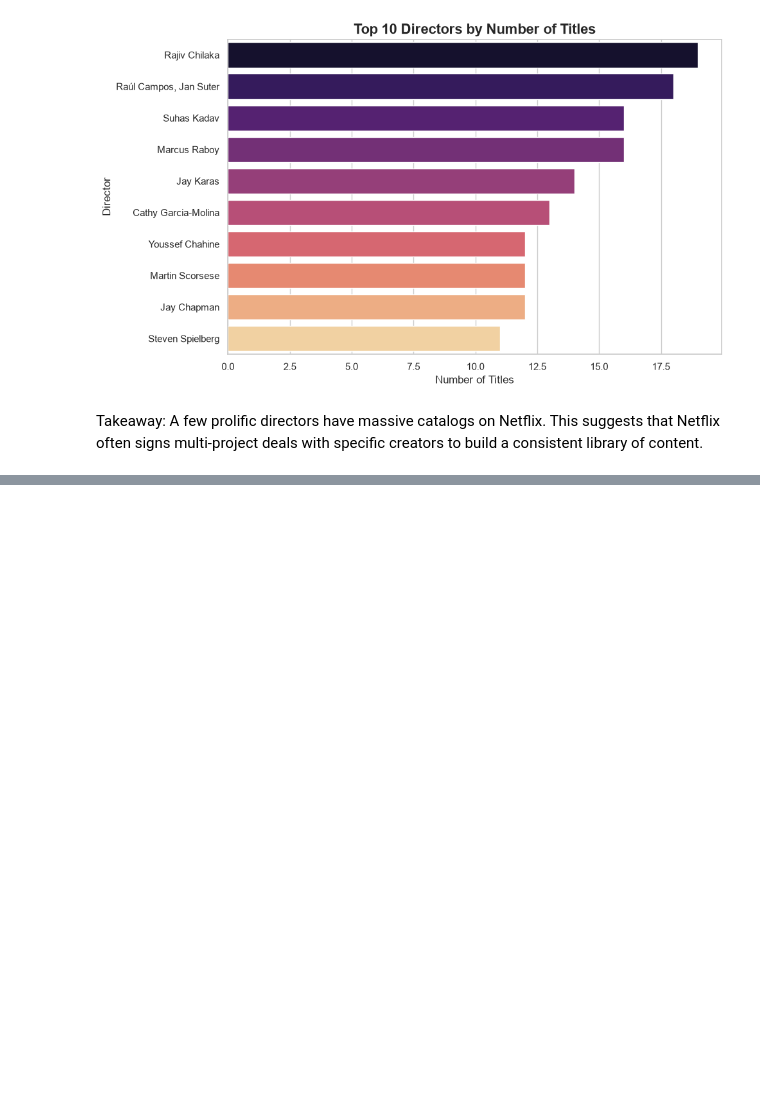
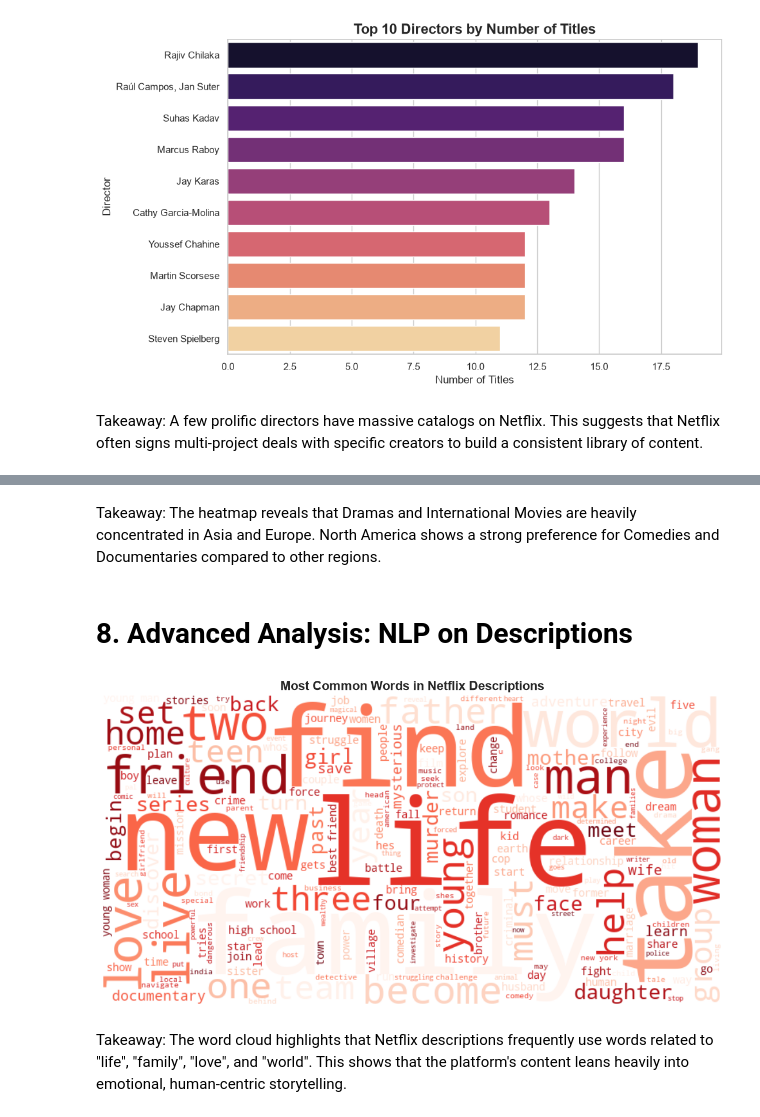
Before and after one commit to YoussefSlimi/netflix-data-analysis, a Jupyter notebook: analysis.ipynb, the cells around one changed output, grey strips where cells are left out. Saved outputs shown, nothing was run; the diff lists cells and outputs as text; code cells hidden in the pictures; blank space fills up the shorter version.

```diff
--- a/analysis.ipynb
+++ b/analysis.ipynb
@@ -563,0 +591,36 @@ Takeaway: A few prolific directors have massive catalogs on Netflix. This sugges
+# %% [markdown]
+Takeaway: The heatmap reveals that Dramas and International Movies are heavily concentrated in Asia and Europe. North America shows a strong preference for Comedies and Documentaries compared to other regions.
+# %% [markdown]
+# 8. Advanced Analysis: NLP on Descriptions
+# %%
+from wordcloud import WordCloud
+from collections import Counter
+import re
+
+# 1. Combine all descriptions into one giant string
+all_text = " ".join(clean_df["description"].dropna().astype(str))
+
+# 2. Clean the text: remove punctuation and make it lowercase
+all_text = re.sub(r'[^\w\s]', '', all_text).lower()
+
+# 3. Split into individual words
+words = all_text.split()
+
+# 4. Remove common "stop words" (words like 'the', 'and', 'a')
+stop_words = set(["the", "and", "a", "to", "of", "in", "is", "for", "on", "with", "as", "by", "an", "their", "his", "her", "from", "who", "when", "that", "this", "it"])
+filtered_words = [word for word in words if word not in stop_words]
+
+# 5. Generate the Word Cloud
+wordcloud = WordCloud(width=800, height=400, background_color='white', colormap='Reds').generate(" ".join(filtered_words))
+
+# 6. Plot it
+plt.figure(figsize=(12, 6))
+plt.imshow(wordcloud, interpolation='bilinear')
+plt.axis('off') # Hide the axes
+plt.title("Most Common Words in Netflix Descriptions", fontsize=16, fontweight="bold")
+plt.tight_layout()
+plt.show()
+# %% [output]
+[figure, added]
+# %% [markdown]
+Takeaway: The word cloud highlights that Netflix descriptions frequently use words related to "life", "family", "love", and "world". This shows that the platform's content leans heavily into emotional, human-centric storytelling.
```
Also changed, not shown: parts of 2 cells of this notebook, 1 other file.
